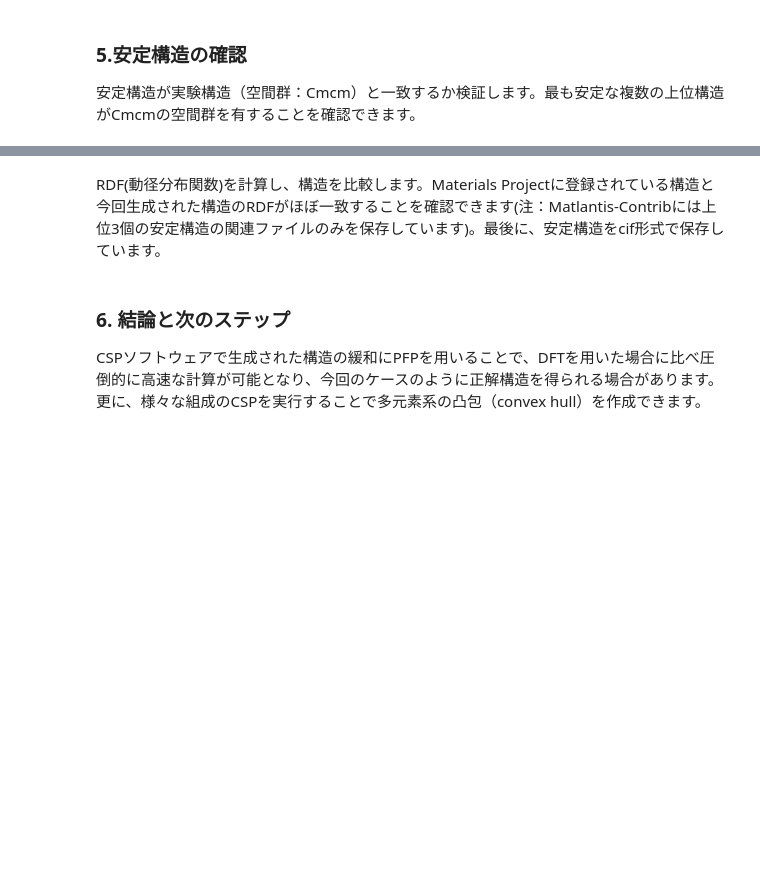
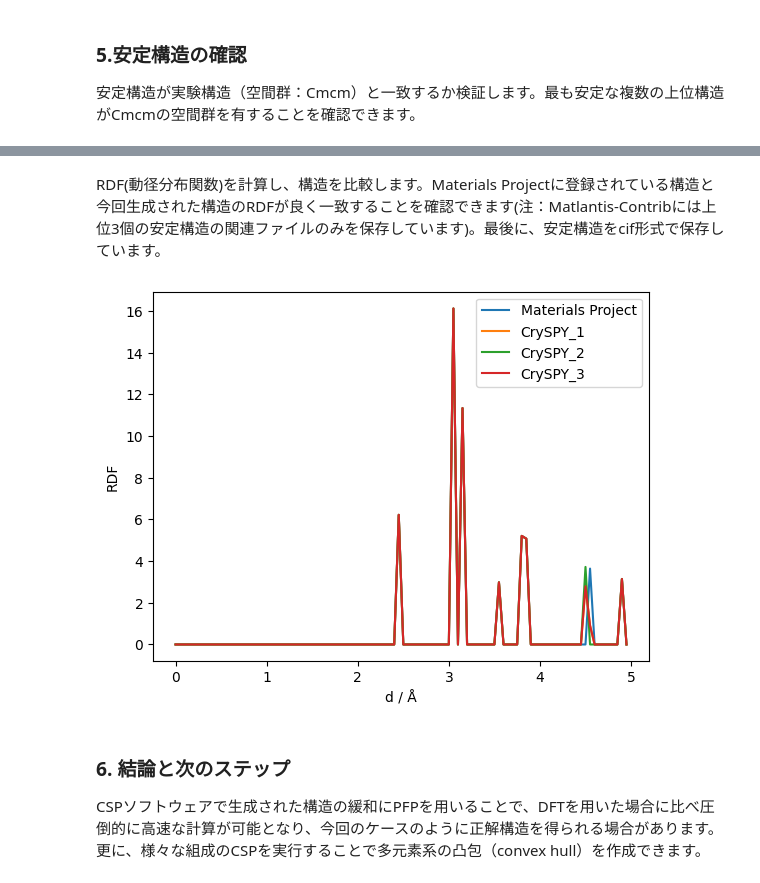
Before and after one commit to matlantis-pfcc/matlantis-contrib, a Jupyter notebook: matlantis_contrib_examples/cryspy_ase_ea/cryspy_starter_ase_ja.ipynb, the cells around one changed output, grey strips where cells are left out. Cells and saved outputs as stored; diff of their text form; code cells hidden in the pictures; blank space fills up the shorter version.

```diff
--- a/matlantis_contrib_examples/cryspy_ase_ea/cryspy_starter_ase_ja.ipynb
+++ b/matlantis_contrib_examples/cryspy_ase_ea/cryspy_starter_ase_ja.ipynb
@@ -143,9 +146,10 @@ def filter_structure(atoms_cell):
 
 if filter_structure(atoms.cell):
     atoms.set_constraint([FixSymmetry(atoms)])
-    opt = LBFGSASEOptFeature(n_run=10000,
+    opt = LBFGSASEOptFeature(n_run=1000,
                              filter=True,
                              estimator_fn=pfp_estimator_fn(
+                                 model_version="v5.0.0",
                                  calc_mode=EstimatorCalcMode.CRYSTAL_U0,
                              ),
                             )
@@ -253,10 +270,15 @@ df_sorted.head(10)
 # %% [markdown]
-RDF(動径分布関数)を計算し、構造を比較します。Materials Projectに登録されている構造と今回生成された構造のRDFがほぼ一致することを確認できます(注：Matlantis-Contribには上位3個の安定構造の関連ファイルのみを保存しています)。最後に、安定構造をcif形式で保存しています。
+RDF(動径分布関数)を計算し、構造を比較します。Materials Projectに登録されている構造と今回生成された構造のRDFが良く一致することを確認できます(注：Matlantis-Contribには上位3個の安定構造の関連ファイルのみを保存しています)。最後に、安定構造をcif形式で保存しています。
 # %%
 # Materials Project登録データをAtomsオブジェクトとして取得
 atoms = read("./input/cif/CaSi.cif")
 atoms.set_constraint([FixSymmetry(atoms)])
-opt = LBFGSASEOptFeature(filter=True)
+opt = LBFGSASEOptFeature(filter=True,
+                         estimator_fn = pfp_estimator_fn(
+                             model_version="v5.0.0",
+                             calc_mode=EstimatorCalcMode.CRYSTAL_U0,
+                         ),
+                        )
 result_opt = opt(atoms)
 result_opt.atoms.ase_atoms.set_constraint()
 
@@ -267,33 +289,35 @@ for idx in stable_index:
     file_path = f"./output/work/fin/{str(idx).zfill(6)}/CONTCAR"
     atoms_list.append(read(file_path))
 
 # RDFのプロット
 rmax = 5
 nbins = 100
 delta = [(rmax/nbins)*i for i in range(nbins)]
 for n, atoms in enumerate(atoms_list):
     atoms *= (5,5,5)
     ana = Analysis(atoms)
     rdf = ana.get_rdf(rmax,nbins,elements=["Ca","Si"])[0]
     if n == 0:
         plt.plot(delta, rdf, label="Materials Project")
     else:
         plt.plot(delta, rdf, label=f"CrySPY_{n}")
 
 plt.xlabel("d / Å")
 plt.ylabel("RDF")
 plt.legend()
 plt.show()
 
 # cif形式で保存
 os.makedirs("./output/cif", exist_ok = True)
 for n, atoms in enumerate(atoms_list):
     if n == 0:
         continue
     else:
         strct = AseAtomsAdaptor.get_structure(atoms)
         cw = CifWriter(strct, symprec=0.01)
         cw.write_file(f"./output/cif/CrySPY_{n}.cif")
+# %% [output]
+[figure, added]
 # %% [markdown]
 ### 6. 結論と次のステップ
 
```
Also changed, not shown: parts of 5 cells of this notebook, 8 other files.
